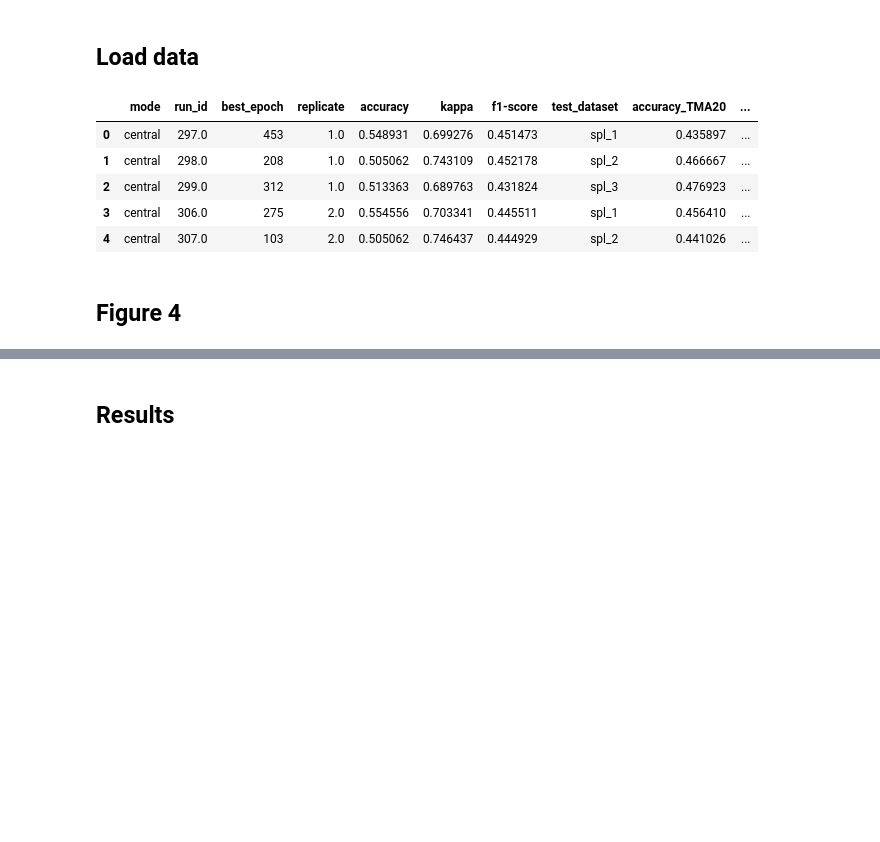
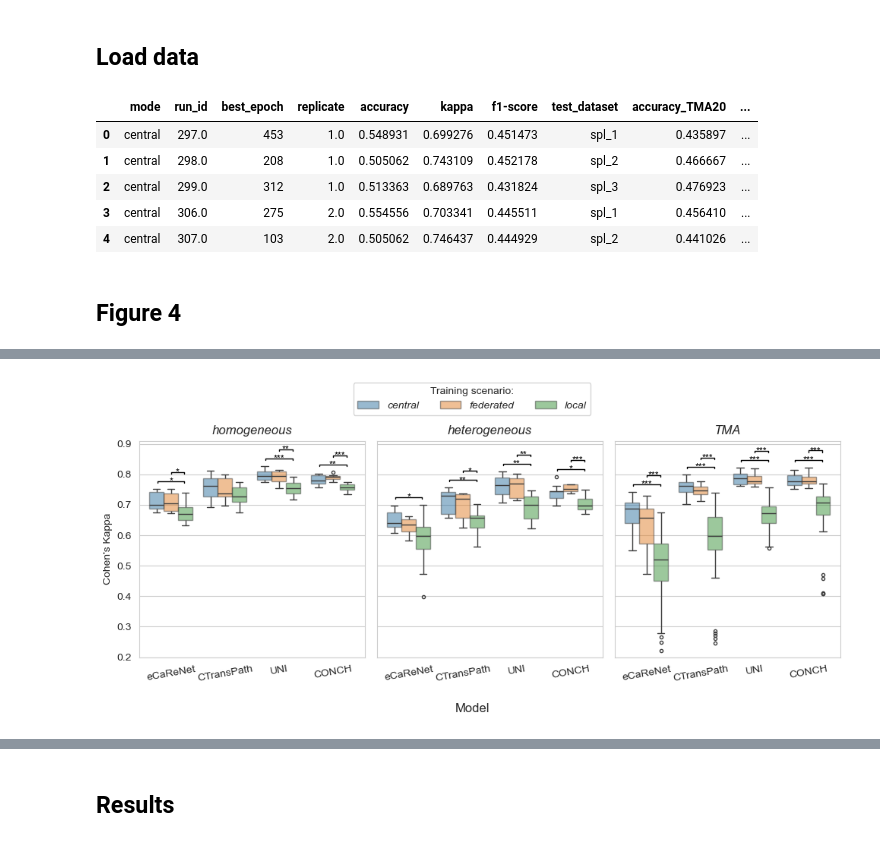
Before and after one commit to LohmannJens/federated-ISUP, a Jupyter notebook: scripts/compare_uni_conch_ecarenet.ipynb, the cells around one changed output, grey strips where cells are left out. Saved outputs shown, nothing was run; the diff lists cells and outputs as text; code cells hidden in the pictures; blank space fills up the shorter version.

Commit message:
Added ctranspath and HSV analysis

```diff
--- a/scripts/compare_uni_conch_ecarenet.ipynb
+++ b/scripts/compare_uni_conch_ecarenet.ipynb
@@ -22,6 +26,16 @@ baseline = dict({
 metrics = ["accuracy", "kappa", "f1-score"]
 boxplot_kwargs = {"boxprops": dict(alpha=0.5), "fliersize": 3}
 modes = ["central", "federated", "local"]
+# %%
+def get_star_label(p):
+    if p < 0.001:
+        return "***"
+    elif p < 0.01:
+        return "**"
+    elif p < 0.05:
+        return "*"
+    else:
+        return ""
 # %% [markdown]
 ## Load data
 # %%
@@ -48,10 +62,13 @@ uni_df["model"] = "UNI"
 conch_df = load_data("conch")
 conch_df["model"] = "CONCH"
 
+ctranspath_df = load_data("ctranspath")
+ctranspath_df["model"] = "CTransPath"
+
 ecarenet_df = add_local_all(load_data("ecarenet"))
 ecarenet_df["model"] = "eCaReNet"
 
-full_df = pd.concat([ecarenet_df, uni_df, conch_df], ignore_index=True)
+full_df = pd.concat([ecarenet_df, ctranspath_df, uni_df, conch_df], ignore_index=True)
 # %%
 full_df.head()
 # %% [output]
@@ -95,0 +83,75 @@ create_figure4(full_df, "kappa")
+# %%
+def create_figure4(df, metric):
+    df = df[df["mode"].isin(["central", "federated", "local"])]
+    fig, axes = plt.subplots(1, 3, figsize=(10, 4), sharey=True)
+    all_tests = []
+
+    datasets = df["dataset"].unique()
+    models = df["model"].unique()
+    mode_order = ["central", "federated", "local"]
+    raw_pvals = list()
+    for i, dataset in enumerate(datasets):
+        t_df = df[df["dataset"] == dataset]
+        ax = axes[i]
+        sns.boxplot(x="model", y=metric, hue="mode", dodge=True, data=t_df, ax=ax, **boxplot_kwargs)
+
+        ax.axhline(baseline[metric], linestyle="--", linewidth=1)
+        ax.set_title(dataset, style="italic")
+        ax.set_xlabel("")
+        ax.set_ylabel("Cohen's Kappa")
+        ax.legend().remove()
+        if metric == "kappa":
+            ax.set_ylim(bottom=0.2, top=0.91)
+
+        for model in models:
+            m_df = t_df[t_df["model"] == model]
+            grouped = m_df.groupby("mode")[metric].apply(list)
+
+            for a, b in [("central", "federated"), ("central", "local"), ("federated", "local")]:
+                if a in grouped and b in grouped and len(grouped[a]) > 0 and len(grouped[b]) > 0:
+                    x1 = models.tolist().index(model) - 0.25 + 0.25 * mode_order.index(a)
+                    x2 = models.tolist().index(model) - 0.25 + 0.25 * mode_order.index(b)
+                    u_stat, p_val = mannwhitneyu(grouped[a], grouped[b], alternative='two-sided')
+                else:
+                    p_val = 1.0
+                all_tests.append((dataset, model, x1, x2))
+                raw_pvals.append(p_val)
+
+    # FDR correction using Benjamin-Hochberg
+    print(len(raw_pvals))
+    reject, p_adj, _, _ = multipletests(raw_pvals, method="fdr_bh")
+
+    height_increment = 0.03  # vertical space between bars
+    base_heights = {}  # stores max boxplot height per (dataset, model)
+    # Precompute base heights
+    for dataset in datasets:
+        for model in models:
+            t_df = df[(df["dataset"] == dataset) & (df["model"] == model)]
+            base_heights[(dataset, model)] = t_df[metric].max() + 0.02  # base level above whisker
+
+    annotation_counts = {}  # tracks how many annotations already plotted
+    for i, (dataset, model, x1, x2) in enumerate(all_tests):
+        p_corrected = p_adj[i]
+        sig = get_star_label(p_corrected)
+        if not sig:
+            continue
+
+        key = (dataset, model)
+        level = annotation_counts.get(key, 0)
+        y = base_heights[key] + level * height_increment
+        annotation_counts[key] = level + 1
+        ax = axes[list(datasets).index(dataset)]
+        ax.plot([x1, x1, x2, x2], [y, y + 0.005, y + 0.005, y], lw=1, c="k")
+        ax.text((x1 + x2) / 2, y + 0.002, f"{sig}", ha="center", va="center", color="k", fontsize=9)
+
+    for ax in axes:
+        ax.tick_params(axis='x', rotation=10)
+
+    fig.supxlabel("Model")
+    handles, labels = axes[0].get_legend_handles_labels()
+    fig.legend(handles[:3], labels[:3], loc="upper center", title="Training scenario:", ncol=3, bbox_to_anchor=(0.5, 1.12), prop={'style': 'italic'})
+    plt.tight_layout(rect=[0, 0, 1, 1])
+    plt.savefig(os.path.join(folder, f"Compare_models_{metric}.png"), dpi=600, bbox_inches="tight")
+
+create_figure4(full_df, "kappa")
+# %% [output]
@@ -95,0 +159 @@ create_figure4(full_df, "kappa")
+[figure, added]
```
Also changed, not shown: parts of 20 cells of this notebook, 9 other files.
